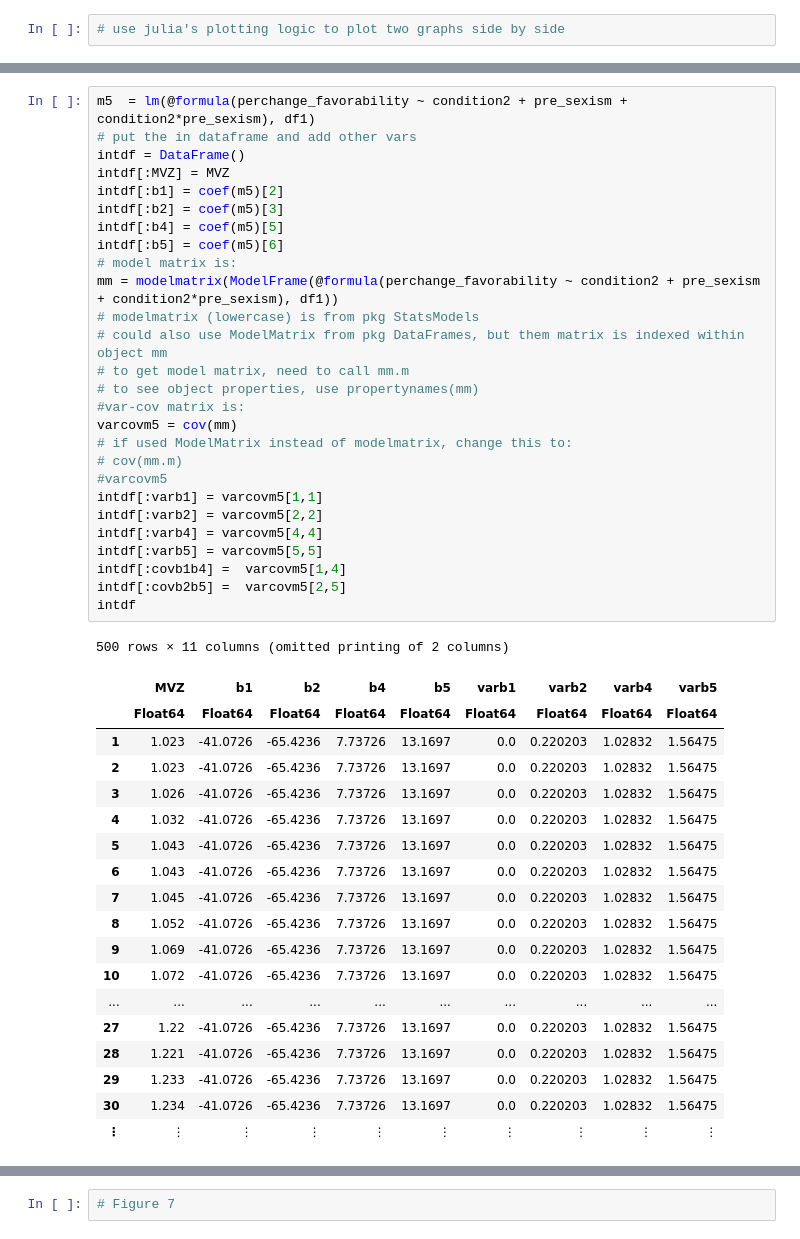
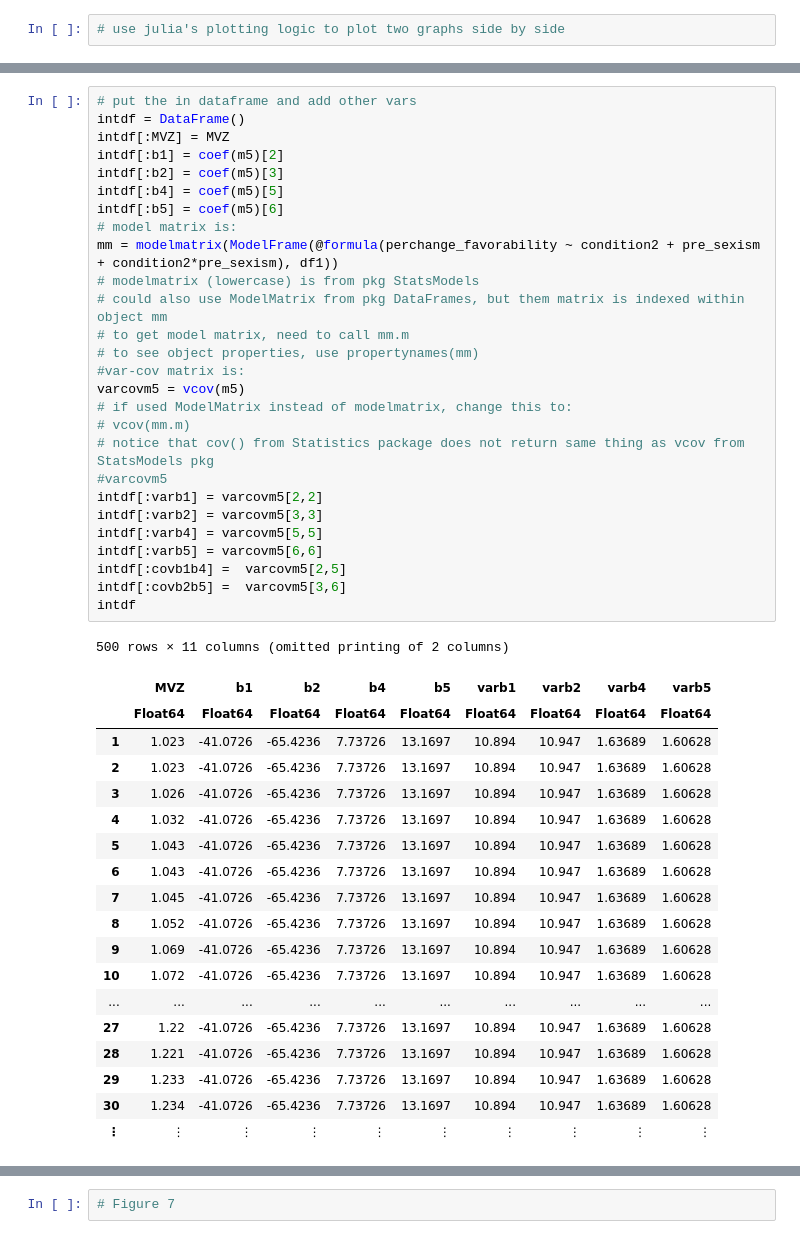
Before and after one commit to mattcingram/rep1_julia, a Jupyter notebook: code/rep1_julia.ipynb, the cells around one changed output, grey strips where cells are left out. Cells and saved outputs as stored; diff of their text form.

```diff
--- a/code/rep1_julia.ipynb
+++ b/code/rep1_julia.ipynb
@@ -1685,48 +1672,48 @@ condition2: Assault & pre_sexism   13.1697      1.26739    10.39    <1e-24   10.
 # %%
-m5  = lm(@formula(perchange_favorability ~ condition2 + pre_sexism + condition2*pre_sexism), df1)
 # put the in dataframe and add other vars
 intdf = DataFrame()
 intdf[:MVZ] = MVZ
 intdf[:b1] = coef(m5)[2]
 intdf[:b2] = coef(m5)[3]
 intdf[:b4] = coef(m5)[5]
 intdf[:b5] = coef(m5)[6]
 # model matrix is:
 mm = modelmatrix(ModelFrame(@formula(perchange_favorability ~ condition2 + pre_sexism + condition2*pre_sexism), df1))
 # modelmatrix (lowercase) is from pkg StatsModels
 # could also use ModelMatrix from pkg DataFrames, but them matrix is indexed within object mm
 # to get model matrix, need to call mm.m
 # to see object properties, use propertynames(mm)
 #var-cov matrix is:
-varcovm5 = cov(mm)
+varcovm5 = vcov(m5)
 # if used ModelMatrix instead of modelmatrix, change this to:
-# cov(mm.m)
+# vcov(mm.m)
+# notice that cov() from Statistics package does not return same thing as vcov from StatsModels pkg
 #varcovm5
-intdf[:varb1] = varcovm5[1,1]
-intdf[:varb2] = varcovm5[2,2]
-intdf[:varb4] = varcovm5[4,4]
-intdf[:varb5] = varcovm5[5,5]
-intdf[:covb1b4] =  varcovm5[1,4]
-intdf[:covb2b5] =  varcovm5[2,5]
+intdf[:varb1] = varcovm5[2,2]
+intdf[:varb2] = varcovm5[3,3]
+intdf[:varb4] = varcovm5[5,5]
+intdf[:varb5] = varcovm5[6,6]
+intdf[:covb1b4] =  varcovm5[2,5]
+intdf[:covb2b5] =  varcovm5[3,6]
 intdf
 # %% [output]
 500 rows × 11 columns (omitted printing of 2 columns)
 |  | MVZ | b1 | b2 | b4 | b5 | varb1 | varb2 | varb4 | varb5 |
 |  | Float64 | Float64 | Float64 | Float64 | Float64 | Float64 | Float64 | Float64 | Float64 |
-| 1 | 1.023 | -41.0726 | -65.4236 | 7.73726 | 13.1697 | 0.0 | 0.220203 | 1.02832 | 1.56475 |
-| 2 | 1.023 | -41.0726 | -65.4236 | 7.73726 | 13.1697 | 0.0 | 0.220203 | 1.02832 | 1.56475 |
-| 3 | 1.026 | -41.0726 | -65.4236 | 7.73726 | 13.1697 | 0.0 | 0.220203 | 1.02832 | 1.56475 |
-| 4 | 1.032 | -41.0726 | -65.4236 | 7.73726 | 13.1697 | 0.0 | 0.220203 | 1.02832 | 1.56475 |
-| 5 | 1.043 | -41.0726 | -65.4236 | 7.73726 | 13.1697 | 0.0 | 0.220203 | 1.02832 | 1.56475 |
-| 6 | 1.043 | -41.0726 | -65.4236 | 7.73726 | 13.1697 | 0.0 | 0.220203 | 1.02832 | 1.56475 |
-| 7 | 1.045 | -41.0726 | -65.4236 | 7.73726 | 13.1697 | 0.0 | 0.220203 | 1.02832 | 1.56475 |
-| 8 | 1.052 | -41.0726 | -65.4236 | 7.73726 | 13.1697 | 0.0 | 0.220203 | 1.02832 | 1.56475 |
-| 9 | 1.069 | -41.0726 | -65.4236 | 7.73726 | 13.1697 | 0.0 | 0.220203 | 1.02832 | 1.56475 |
-| 10 | 1.072 | -41.0726 | -65.4236 | 7.73726 | 13.1697 | 0.0 | 0.220203 | 1.02832 | 1.56475 |
+| 1 | 1.023 | -41.0726 | -65.4236 | 7.73726 | 13.1697 | 10.894 | 10.947 | 1.63689 | 1.60628 |
+| 2 | 1.023 | -41.0726 | -65.4236 | 7.73726 | 13.1697 | 10.894 | 10.947 | 1.63689 | 1.60628 |
+| 3 | 1.026 | -41.0726 | -65.4236 | 7.73726 | 13.1697 | 10.894 | 10.947 | 1.63689 | 1.60628 |
+| 4 | 1.032 | -41.0726 | -65.4236 | 7.73726 | 13.1697 | 10.894 | 10.947 | 1.63689 | 1.60628 |
+| 5 | 1.043 | -41.0726 | -65.4236 | 7.73726 | 13.1697 | 10.894 | 10.947 | 1.63689 | 1.60628 |
+| 6 | 1.043 | -41.0726 | -65.4236 | 7.73726 | 13.1697 | 10.894 | 10.947 | 1.63689 | 1.60628 |
+| 7 | 1.045 | -41.0726 | -65.4236 | 7.73726 | 13.1697 | 10.894 | 10.947 | 1.63689 | 1.60628 |
+| 8 | 1.052 | -41.0726 | -65.4236 | 7.73726 | 13.1697 | 10.894 | 10.947 | 1.63689 | 1.60628 |
+| 9 | 1.069 | -41.0726 | -65.4236 | 7.73726 | 13.1697 | 10.894 | 10.947 | 1.63689 | 1.60628 |
+| 10 | 1.072 | -41.0726 | -65.4236 | 7.73726 | 13.1697 | 10.894 | 10.947 | 1.63689 | 1.60628 |
 | ... | ... | ... | ... | ... | ... | ... | ... | ... | ... |
-| 27 | 1.22 | -41.0726 | -65.4236 | 7.73726 | 13.1697 | 0.0 | 0.220203 | 1.02832 | 1.56475 |
-| 28 | 1.221 | -41.0726 | -65.4236 | 7.73726 | 13.1697 | 0.0 | 0.220203 | 1.02832 | 1.56475 |
-| 29 | 1.233 | -41.0726 | -65.4236 | 7.73726 | 13.1697 | 0.0 | 0.220203 | 1.02832 | 1.56475 |
-| 30 | 1.234 | -41.0726 | -65.4236 | 7.73726 | 13.1697 | 0.0 | 0.220203 | 1.02832 | 1.56475 |
+| 27 | 1.22 | -41.0726 | -65.4236 | 7.73726 | 13.1697 | 10.894 | 10.947 | 1.63689 | 1.60628 |
+| 28 | 1.221 | -41.0726 | -65.4236 | 7.73726 | 13.1697 | 10.894 | 10.947 | 1.63689 | 1.60628 |
+| 29 | 1.233 | -41.0726 | -65.4236 | 7.73726 | 13.1697 | 10.894 | 10.947 | 1.63689 | 1.60628 |
+| 30 | 1.234 | -41.0726 | -65.4236 | 7.73726 | 13.1697 | 10.894 | 10.947 | 1.63689 | 1.60628 |
 | ⋮ | ⋮ | ⋮ | ⋮ | ⋮ | ⋮ | ⋮ | ⋮ | ⋮ | ⋮ |
 # %%
```
Also changed, not shown: parts of 28 cells of this notebook.
